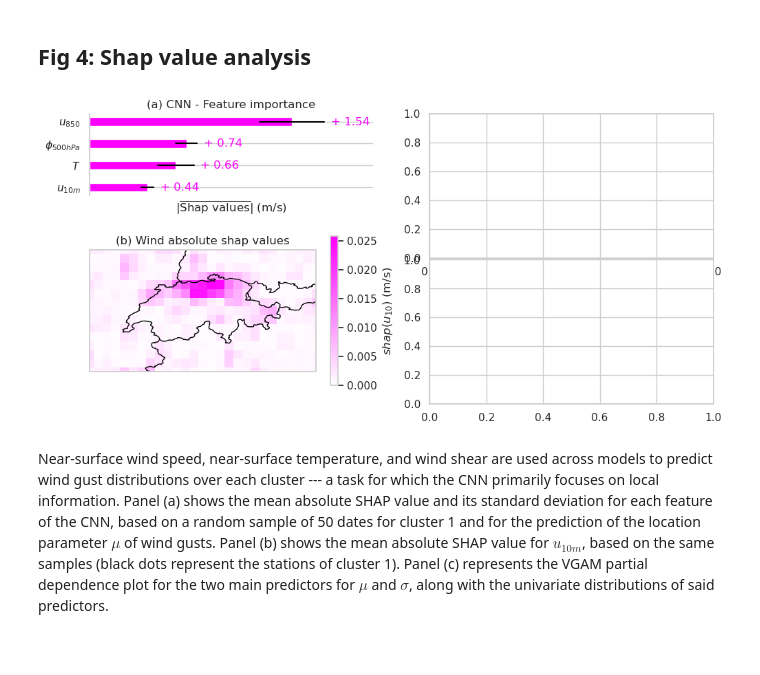
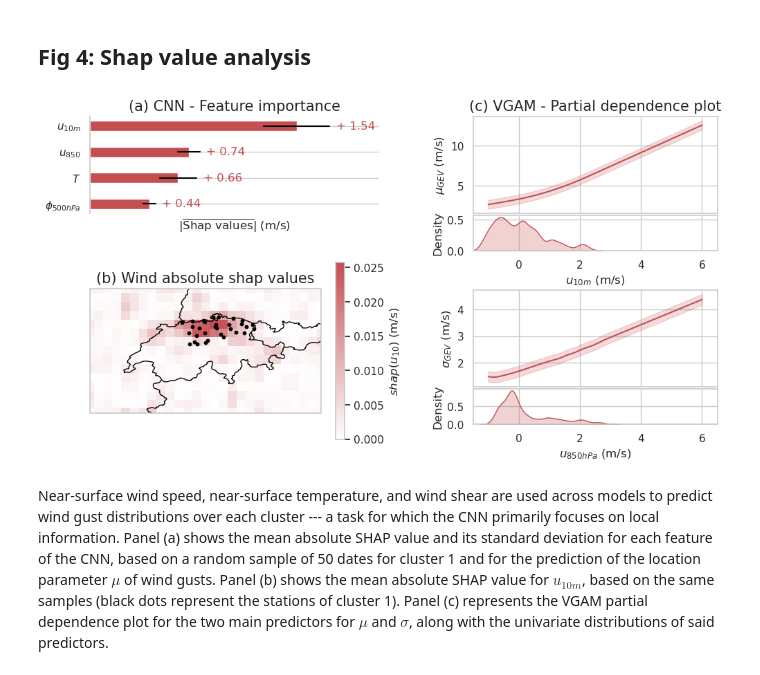
Before and after one commit to AntLrc/ConvectiveThunderstormWindGust_ML, a Jupyter notebook: figures.ipynb, the cells around one changed output. Cells and saved outputs as stored; diff of their text form; code cells hidden in the pictures; blank space fills up the shorter version.

Commit message:
All figures from Results available on the notebook.

```diff
--- a/figures.ipynb
+++ b/figures.ipynb
@@ -55,6 +55,8 @@ crps_pangu_era5 = pickle.load(open('./data/crps_pangu_era5.pkl', 'rb'))
 crpss_max_winds = pickle.load(open('./data/crpss_max_winds.pkl', 'rb'))
 
 shap_ds = xr.open_dataset('./data/shap_ds.nc')
+lons, lats = pickle.load(open('./data/cluster_0.pkl', 'rb'))
+wind_grid, wind_pdp, wind_std, wind_850hPa_grid, wind_850hPa_pdp, wind_850hPa_std, wind_dist, wind_850hPa_dist = pickle.load(open('./data/pdp.pkl', 'rb'))
 # %% [markdown]
 ## Fig 1 : Workflow
 # %% [markdown]
@@ -291,58 +293,96 @@ The CNN captures extremes better than other models. The panel shows the variatio
 # %% [markdown]
 ## Fig 4: Shap value analysis
 # %%
-fig = plt.figure(figsize=(11.7, 5.48))
-gs = GridSpec(28, 2, figure=fig)
+fig = plt.figure(figsize=(11.7, 6.48))
+gs = GridSpec(28, 28, figure=fig)
 
-colors = [(1, 1, 1), (1, 0, 1)]  # White to Magenta
-cmap = LinearSegmentedColormap.from_list("white_to_magenta", colors)
+colors = [(1, 1, 1), sns.color_palette()[3]]  # White to Magenta
+cmap = LinearSegmentedColormap.from_list("white_to_red", colors)
 
-ax = fig.add_subplot(gs[:8,0])
+ax = fig.add_subplot(gs[:8,:13])
+sns.set_theme(style = 'whitegrid')
 # # Feature importance
 # fig = plt.figure(figsize=(5.857, 2.24))
 shapspatial = [shap_ds[var].sum(dim = ['lon','lat']) for var in ['z_500hPa', 't2m', 'u_850hPa', 'wind']]
-ax.barh(range(len(shapspatial)), [i.mean() for i in shapspatial], color = 'magenta', height = 0.4)
+ax.barh(range(len(shapspatial)), [i.mean() for i in shapspatial], color = sns.color_palette()[3], height = 0.4)
 # add small horizontal segments at the end of each bar to show the standard deviation
 for i, val in enumerate(shapspatial):
     plt.plot([val.mean() - val.std(), val.mean() + val.std()], [i, i], color = 'black')
-    plt.text(val.mean() + val.std() + 0.05, i, f"+ {val.mean().values:.2f}", ha = 'left', va = 'center', color = 'magenta')
+    plt.text(val.mean() + val.std() + 0.05, i, f"+ {val.mean().values:.2f}", ha = 'left', va = 'center', color = sns.color_palette()[3])
 plt.xlim(0, 2.15)
 plt.xlabel(r"$|\overline{\text{Shap values}}| \text{ (m/s)}$")
 # add the value of each bar at the right tip of the bar
-plt.yticks(range(len(shapspatial)), [r"$u_{10m}$", r"$T$", r"$\phi_{500hPa}$", r"$u_{850}$"] )
-plt.title("(a) CNN - Feature importance")
+plt.yticks(range(len(shapspatial)), [r"$\phi_{500hPa}$", r"$T$", r"$u_{850}$", r"$u_{10m}$"] )
+plt.title("(a) CNN - Feature importance", fontsize = 15)
 plt.gca().spines['top'].set_visible(False)
 plt.gca().spines['right'].set_visible(False)
 plt.gca().spines['bottom'].set_visible(False)
 plt.grid(axis='x')  # Only show horizontal grid lines
 plt.xticks([])
 plt.tight_layout()
 
 # fig = plt.figure(figsize=(5.857, 3.24))
 proj = ccrs.PlateCarree()
 extents = [5.0, 11.5, 45.0, 48.5]
-ax = fig.add_subplot(gs[10:,0], projection=proj)
+ax = fig.add_subplot(gs[10:,:13], projection=proj)
 # ax = fig.add_subplot(1, 1, 1, projection=proj)
 ax.add_feature(cfeature.BORDERS)
 ax.set_extent(extents)
 vext = shap_ds.wind.mean(dim = 'fold').max()
 cbar = shap_ds.wind.mean(dim = 'fold').plot(
     cmap=cmap,
     add_colorbar=False,
     transform=ccrs.PlateCarree(),
     ax=ax,
     vmin=0,
     vmax=vext,
 )
+plt.scatter(lons, lats, color = 'black', s = 10)
 plt.title("")
-plt.title(f"(b) Wind absolute shap values")
+plt.title(f"(b) Wind absolute shap values", fontsize = 15)
 plt.colorbar(
     cbar, orientation="vertical", label=r"$shap(u_{10})$ (m/s)", shrink=0.8, cmap = cmap
 )
 
-ax = fig.add_subplot(gs[:14,1])
-ax = fig.add_subplot(gs[14:,1])
+ax = fig.add_subplot(gs[:8,17:])
+sns.set_theme(style = 'whitegrid')
+plt.plot(wind_grid, wind_pdp, color = sns.color_palette()[3])
+plt.fill_between(
+    wind_grid,
+    np.array(wind_pdp) - np.array(wind_std),  # Lower bound
+    np.array(wind_pdp) + np.array(wind_std),  # Upper bound
+    alpha=0.2,
+    color = sns.color_palette()[3]
+)
+plt.xlim(-1.5,6.5)
+plt.ylabel(r"$\mu_{GEV}$ (m/s)")
+plt.title("(c) VGAM - Partial dependence plot", fontsize = 15)
+
+ax = fig.add_subplot(gs[8:11,17:])
+sns.kdeplot(wind_dist, fill=True, color = sns.color_palette()[3])
+plt.xlim(-1.5,6.5)
+plt.xlabel(r"$u_{10m}$ (m/s)")
+
+ax = fig.add_subplot(gs[14:22,17:])
+plt.plot(wind_850hPa_grid, wind_850hPa_pdp, color = sns.color_palette()[3])
+plt.fill_between(
+    wind_850hPa_grid,
+    np.array(wind_850hPa_pdp) - np.array(wind_850hPa_std),  # Lower bound
+    np.array(wind_850hPa_pdp) + np.array(wind_850hPa_std),  # Upper bound
+    alpha=0.2,
+    color = sns.color_palette()[3]
+)
+plt.xlim(-1.5,6.5)
+plt.ylabel(r"$\sigma_{GEV}$ (m/s)")
+
+ax = fig.add_subplot(gs[22:25,17:])
+sns.kdeplot(wind_850hPa_dist, fill=True, color = sns.color_palette()[3])
+plt.xlim(-1.5,6.5)
+plt.xlabel(r"$u_{850hPa}$ (m/s)")
+
+for ax in fig.get_axes():
+    ax.tick_params(axis='both', labelsize=11)
 # %% [output]
-[figure, old version]
+[figure, new version]
 # %% [markdown]
 Near-surface wind speed, near-surface temperature, and wind shear are used across models to predict wind gust distributions over each cluster --- a task for which the CNN primarily focuses on local information. Panel (a) shows the mean absolute SHAP value and its standard deviation for each feature of the CNN, based on a random sample of 50 dates for cluster 1 and for the prediction of the location parameter $\mu$ of wind gusts. Panel (b) shows the mean absolute SHAP value for $u_{10m}$, based on the same samples (black dots represent the stations of cluster 1). Panel (c) represents the VGAM partial dependence plot for the two main predictors for $\mu$ and $\sigma$, along with the univariate distributions of said predictors.
```
Also changed, not shown: parts of 2 cells of this notebook, 2 other files.
